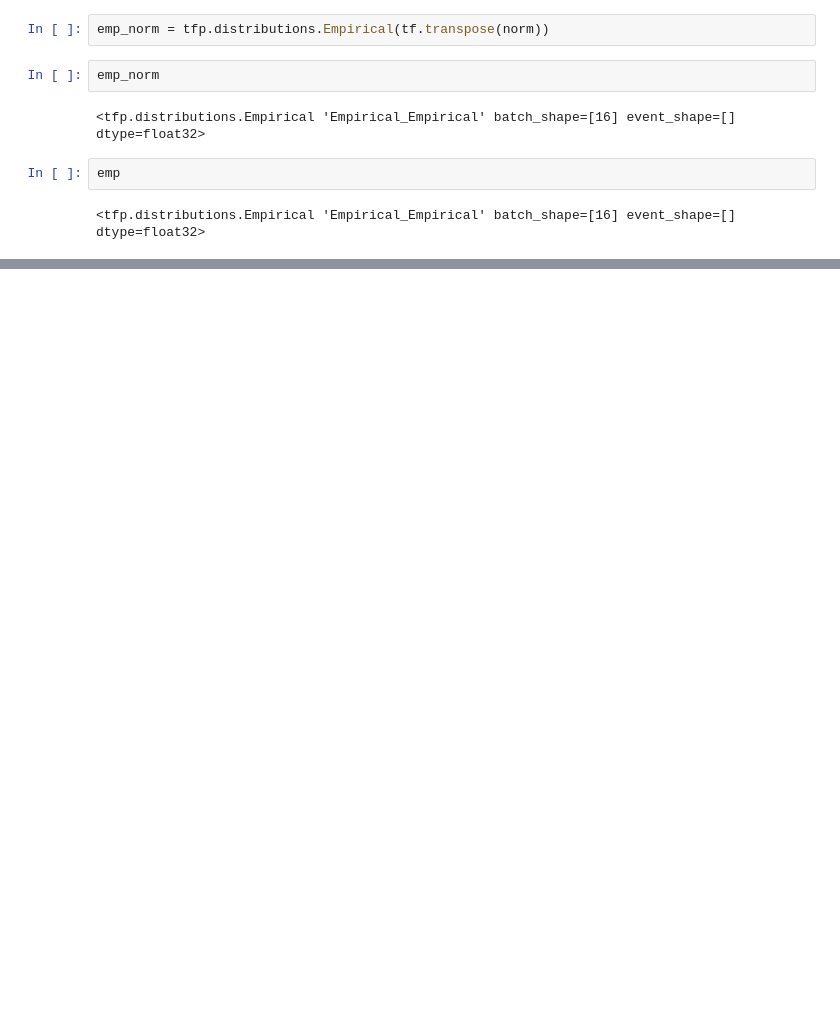
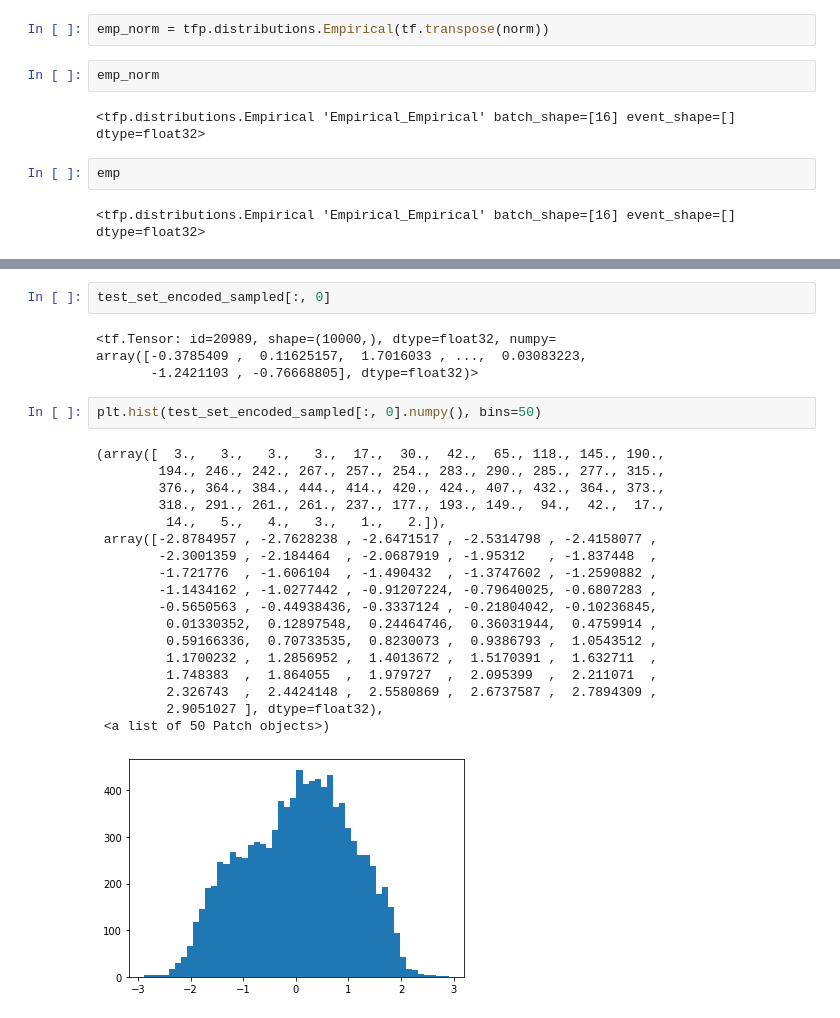
Before and after one commit to max-nathaniel-paul-comps/code-retrieval-and-summarization, a Jupyter notebook: tensorflow_examples/variational_auto_encoder/image_vae_playground.ipynb, the cells around one changed output, grey strips where cells are left out. Cells and saved outputs as stored; diff of their text form; blank space fills up the shorter version.

```diff
--- a/tensorflow_examples/variational_auto_encoder/image_vae_playground.ipynb
+++ b/tensorflow_examples/variational_auto_encoder/image_vae_playground.ipynb
@@ -241,0 +250,27 @@ tf.reduce_sum(tfp.distributions.kl_divergence(
+# %%
+test_set_encoded_sampled[:, 0]
+# %% [output]
+<tf.Tensor: id=20989, shape=(10000,), dtype=float32, numpy=
+array([-0.3785409 ,  0.11625157,  1.7016033 , ...,  0.03083223,
+       -1.2421103 , -0.76668805], dtype=float32)>
+# %%
+plt.hist(test_set_encoded_sampled[:, 0].numpy(), bins=50)
+# %% [output]
+(array([  3.,   3.,   3.,   3.,  17.,  30.,  42.,  65., 118., 145., 190.,
+        194., 246., 242., 267., 257., 254., 283., 290., 285., 277., 315.,
+        376., 364., 384., 444., 414., 420., 424., 407., 432., 364., 373.,
+        318., 291., 261., 261., 237., 177., 193., 149.,  94.,  42.,  17.,
+         14.,   5.,   4.,   3.,   1.,   2.]),
+ array([-2.8784957 , -2.7628238 , -2.6471517 , -2.5314798 , -2.4158077 ,
+        -2.3001359 , -2.184464  , -2.0687919 , -1.95312   , -1.837448  ,
+        -1.721776  , -1.606104  , -1.490432  , -1.3747602 , -1.2590882 ,
+        -1.1434162 , -1.0277442 , -0.91207224, -0.79640025, -0.6807283 ,
+        -0.5650563 , -0.44938436, -0.3337124 , -0.21804042, -0.10236845,
+         0.01330352,  0.12897548,  0.24464746,  0.36031944,  0.4759914 ,
+         0.59166336,  0.70733535,  0.8230073 ,  0.9386793 ,  1.0543512 ,
+         1.1700232 ,  1.2856952 ,  1.4013672 ,  1.5170391 ,  1.632711  ,
+         1.748383  ,  1.864055  ,  1.979727  ,  2.095399  ,  2.211071  ,
+         2.326743  ,  2.4424148 ,  2.5580869 ,  2.6737587 ,  2.7894309 ,
+         2.9051027 ], dtype=float32),
+ <a list of 50 Patch objects>)
+[figure, added]
```
Also changed, not shown: parts of 18 cells of this notebook.
